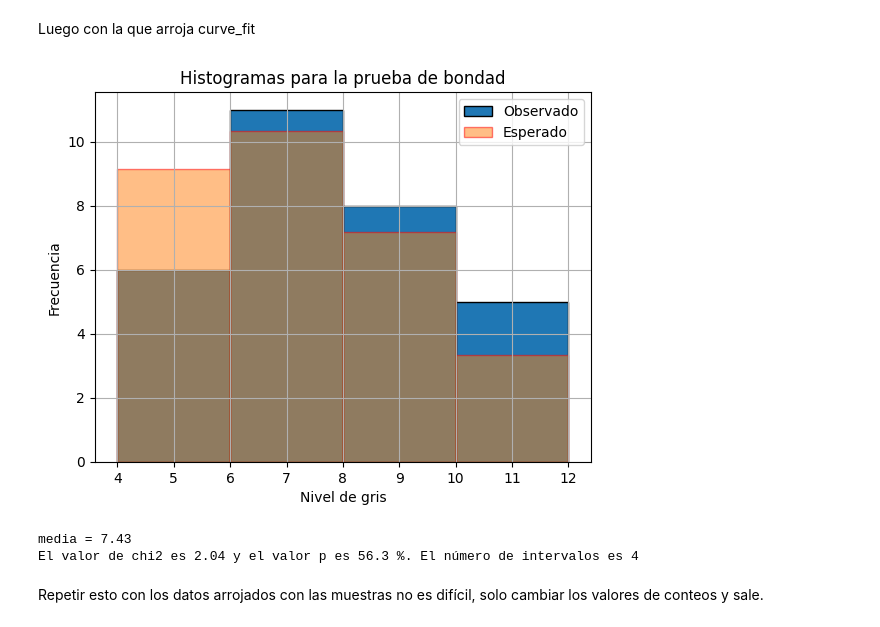
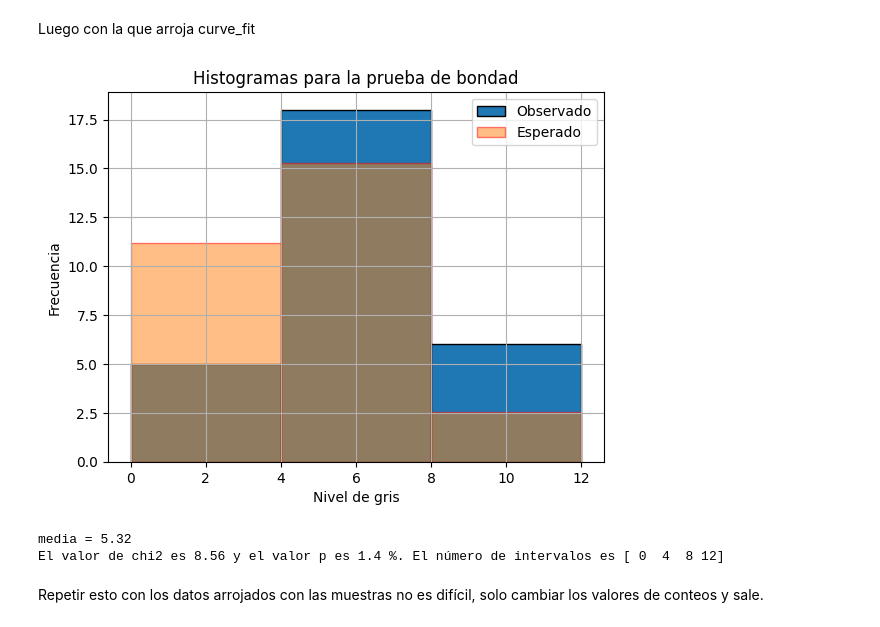
Before and after one commit to JosetoCa/Experimental-IV, a Jupyter notebook: Estadística de Poisson.ipynb, the cells around one changed output. Cells and saved outputs as stored; diff of their text form; code cells hidden in the pictures.

```diff
--- a/Estadística de Poisson.ipynb
+++ b/Estadística de Poisson.ipynb
@@ -29,7 +29,7 @@ conteos_por_intervalo = np.array([5,3,5,8,7,5,5,7,5,3,11,4,13,7,10,4,2,8,11,3,8,
 lambda_rate = valores_tiempo.mean()  # eventos por segundo
 
 print("Tasa de eventos (lambda):", lambda_rate)
-conteos_por_intervalo = np.random.poisson(lambda_rate * duracion_intervalo, n_intervalos)
+
 print("Conteos por intervalo:", conteos_por_intervalo)
 plt.hist(conteos_por_intervalo, bins=range(min(conteos_por_intervalo), max(conteos_por_intervalo)), edgecolor='black')
 plt.title("Conteos en intervalos de tiempo fijos")
@@ -88,7 +67,7 @@ def poisson_pmf(k, lamb):
 
 # Ajuste con curve_fit
 #a veces hay que poner el valor inicial de lambda, por ejemplo: p0=[1.0] o un valor aproximado del lambda (parámetro), para que no de error
-params_opt, params_cov = curve_fit(poisson_pmf, valores, frecuencias)
+params_opt, params_cov = curve_fit(poisson_pmf, valores, frecuencias, p0=[conteos_por_intervalo.mean()])
 
 # Resultado del ajuste
 lambda_ajustada = params_opt[0]
@@ -167,46 +99,42 @@ from scipy.stats import poisson, chisquare
 def pruebaBondad(datos):
         image = datos
         mu = lambda_ajustada
-        max_bins = 50
-        bins = max_bins
 
-        while bins > 1:
-            counts, bin_edges = np.histogram(image, bins=bins)
-            if all(counts >= 5):
-                break
-            bins -= 1
+        bin_edges = np.arange(0, np.max(datos)+1,4)
 
+
+        bins = bin_edges
         # Paso 2: calcular observados y esperados
         observed, _ = np.histogram(image, bins=bin_edges)
 
         # Calcular frecuencias esperadas usando la distribución exponencial negativa acumulada
         cdf_values = poisson.cdf(bin_edges, mu)
         expected = np.diff(cdf_values) * len(image)
         # Normalizar esperados
         expected = expected * (observed.sum() / expected.sum())
 
         # Calcular las posiciones centrales de los bins
         bin_centers = (bin_edges[:-1] + bin_edges[1:]) / 2
 
         # Graficar
         plt.bar(bin_centers, observed, width=np.diff(bin_edges), edgecolor='black',label='Observado')
         plt.bar(bin_centers, expected, width=np.diff(bin_edges), edgecolor='red',alpha=0.5,label='Esperado')
         plt.xlabel("Nivel de gris")
         plt.ylabel("Frecuencia")
         plt.title("Histogramas para la prueba de bondad")
         plt.grid(True)
         plt.legend()
         plt.show()
 
         # Paso 3: aplicar prueba chi-cuadrado
         chi2_stat, p_value = chisquare(f_obs=observed, f_exp=expected)
 
         print('media = {:.2f}'.format(mu))
         print('El valor de chi2 es {:.2f} y el valor p es {:.1f} %. El número de intervalos es {}'.format(chi2_stat, 100*p_value,bins))
 pruebaBondad(conteos_por_intervalo)
 # %% [output]
-[figure, old version]
+[figure, new version]
-media = 7.43
-El valor de chi2 es 2.04 y el valor p es 56.3 %. El número de intervalos es 4
+media = 5.32
+El valor de chi2 es 8.56 y el valor p es 1.4 %. El número de intervalos es [ 0  4  8 12]
 # %% [markdown]
 Repetir esto con los datos arrojados con las muestras no es difícil, solo cambiar los valores de conteos y sale.
```
Also changed, not shown: parts of 5 cells of this notebook.
